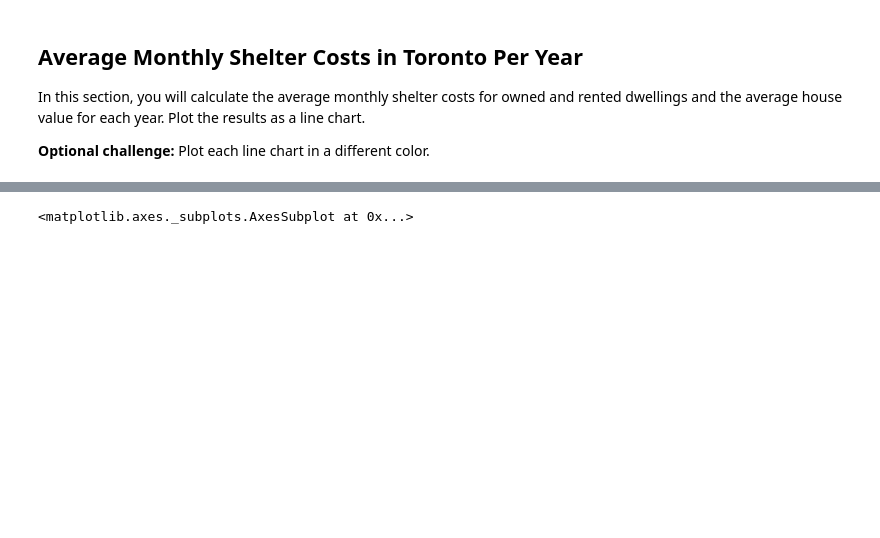
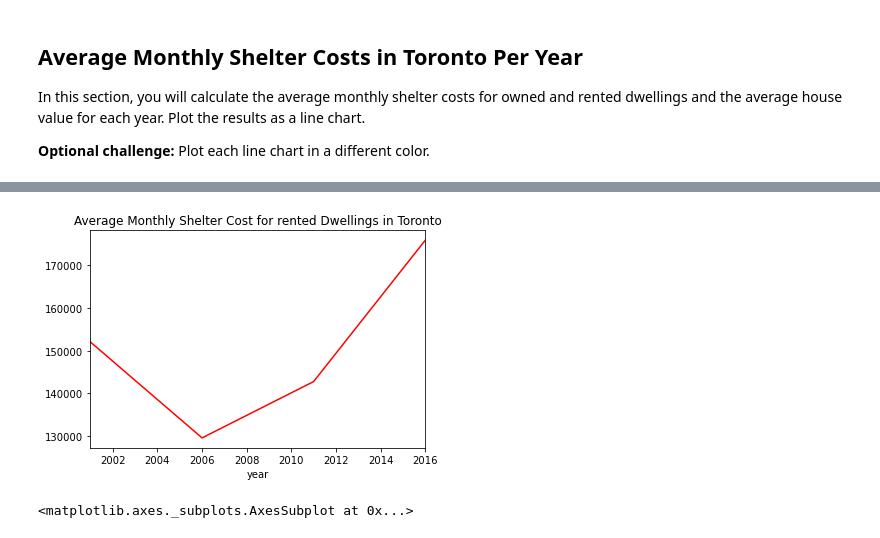
Before and after one commit to JessicaDeCunha/PyViz, a Jupyter notebook: Notebooks/rental_analysis.ipynb, the cells around one changed output, grey strips where cells are left out. Cells and saved outputs as stored; diff of their text form; code cells hidden in the pictures; blank space fills up the shorter version.

```diff
--- a/Notebooks/rental_analysis.ipynb
+++ b/Notebooks/rental_analysis.ipynb
@@ -116,3 +148,7 @@ def create_line_chart(data, title, xlabel, ylabel, color):
+# %%
+create_line_chart('Average Monthly Shelter Cost for rented Dwellings in Toronto', shelter_cost_rented, '', '', color = 'red')
+# %% [output]
+[figure, added]
 # %%
 # Create two line charts, one to plot the monthly shelter costs for owned dwelleing and other for rented dwellings per year
 # Line chart for owned dwellings
```
Also changed, not shown: parts of 13 cells of this notebook, 4 other files.
